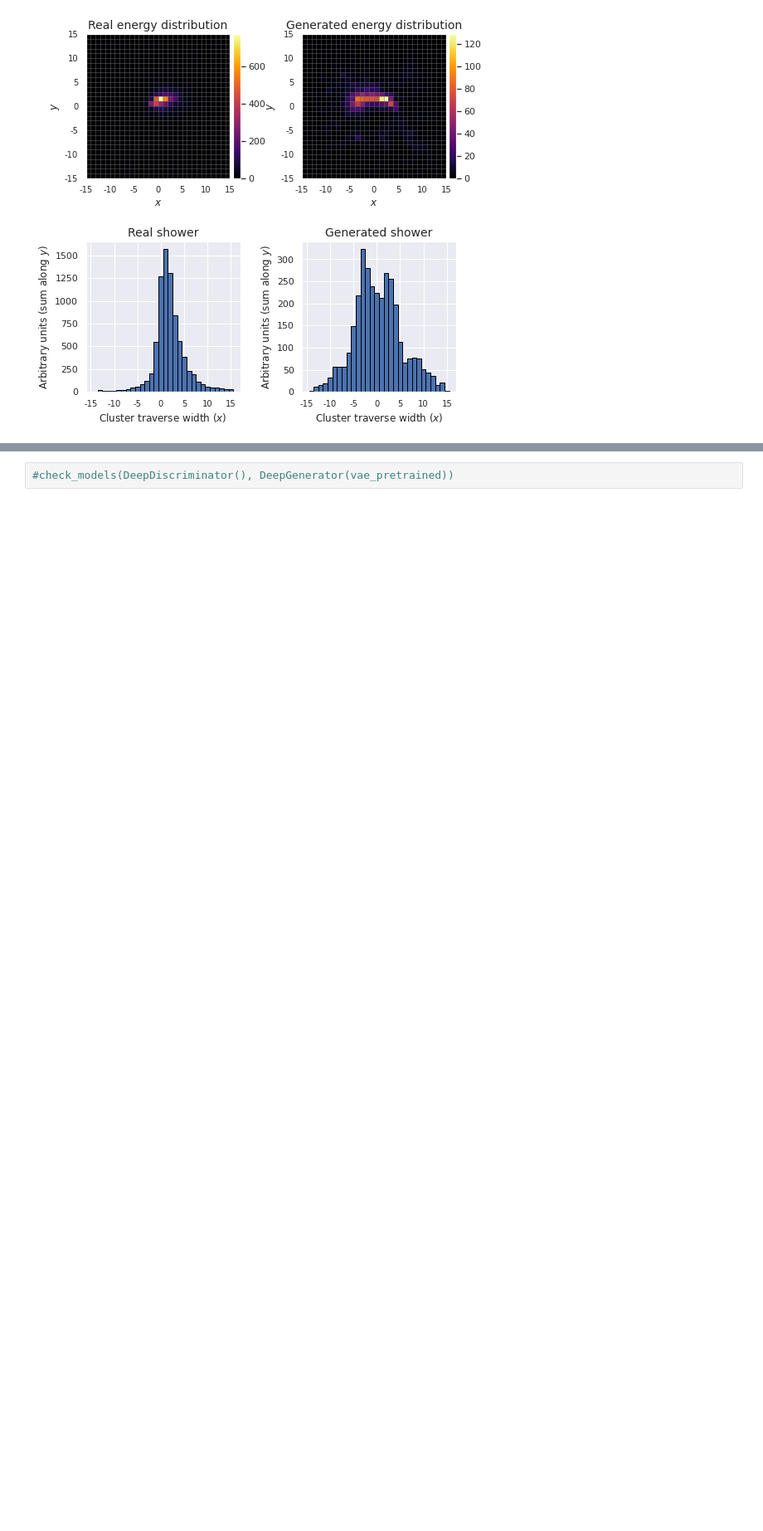
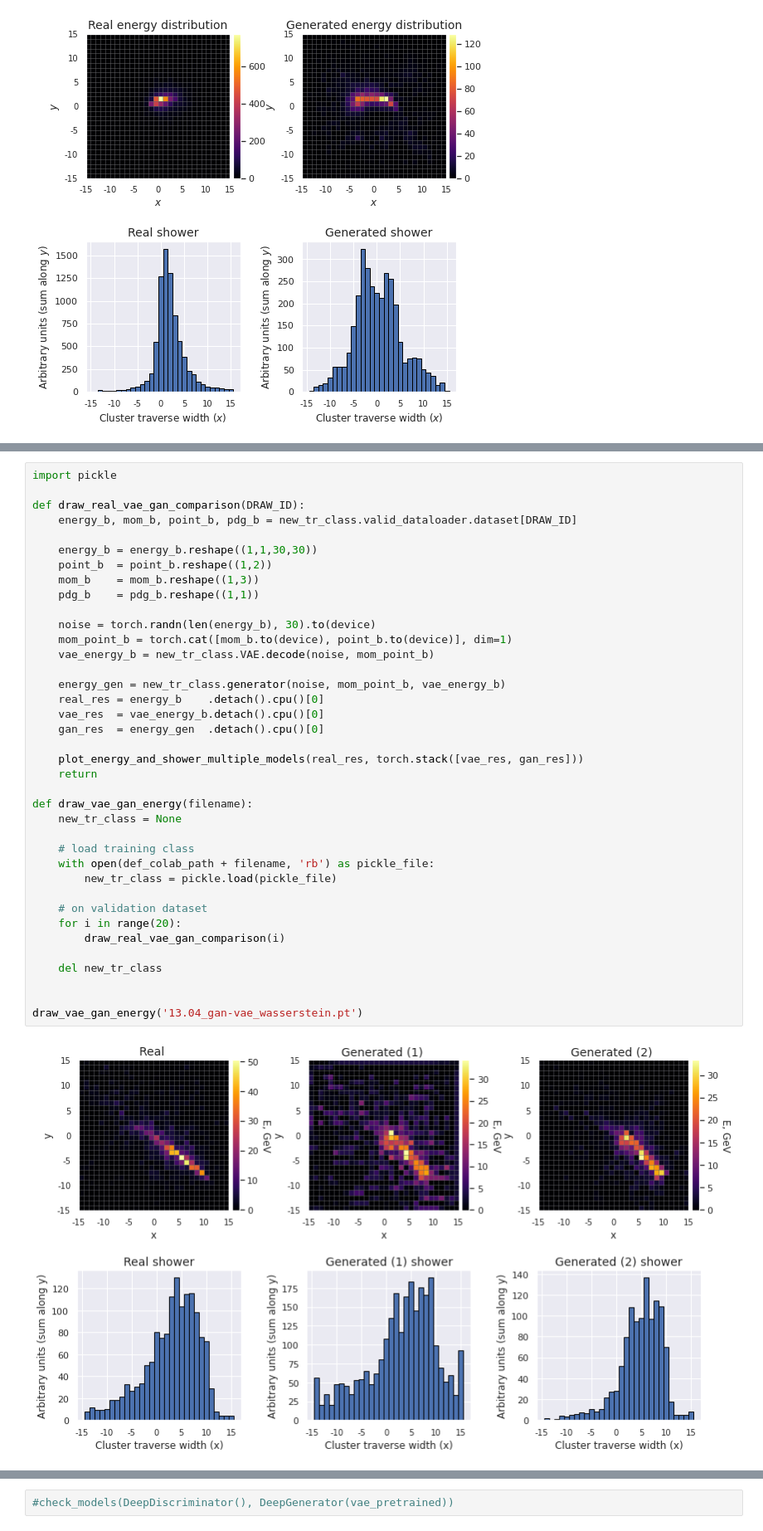
Before and after one commit to TheodorSergeev/mlhep2019_2_phase, a Jupyter notebook: analysis/lhcb_calo_gan.ipynb, the cells around one changed output, grey strips where cells are left out. Shown at 83% size. Cells and saved outputs as stored; diff of their text form; blank space fills up the shorter version.

```diff
--- a/analysis/lhcb_calo_gan.ipynb
+++ b/analysis/lhcb_calo_gan.ipynb
@@ -1079,0 +1273,40 @@ torch.save(tr_class.best_models[1].cpu().state_dict(), def_colab_path + 'vae_gan
+# %%
+import pickle
+
+def draw_real_vae_gan_comparison(DRAW_ID):
+    energy_b, mom_b, point_b, pdg_b = new_tr_class.valid_dataloader.dataset[DRAW_ID]
+
+    energy_b = energy_b.reshape((1,1,30,30))
+    point_b  = point_b.reshape((1,2))
+    mom_b    = mom_b.reshape((1,3))
+    pdg_b    = pdg_b.reshape((1,1))
+
+    noise = torch.randn(len(energy_b), 30).to(device)
+    mom_point_b = torch.cat([mom_b.to(device), point_b.to(device)], dim=1)
+    vae_energy_b = new_tr_class.VAE.decode(noise, mom_point_b)
+
+    energy_gen = new_tr_class.generator(noise, mom_point_b, vae_energy_b)
+    real_res = energy_b    .detach().cpu()[0]
+    vae_res  = vae_energy_b.detach().cpu()[0]
+    gan_res  = energy_gen  .detach().cpu()[0]
+
+    plot_energy_and_shower_multiple_models(real_res, torch.stack([vae_res, gan_res]))
+    return
+
+def draw_vae_gan_energy(filename):
+    new_tr_class = None
+
+    # load training class
+    with open(def_colab_path + filename, 'rb') as pickle_file:
+        new_tr_class = pickle.load(pickle_file)
+
+    # on validation dataset
+    for i in range(20):
+        draw_real_vae_gan_comparison(i)
+
+    del new_tr_class
+
+
+draw_vae_gan_energy('13.04_gan-vae_wasserstein.pt')
+# %% [output]
+[figure, added]
```
Also changed, not shown: parts of 14 cells of this notebook, 2 other files.
